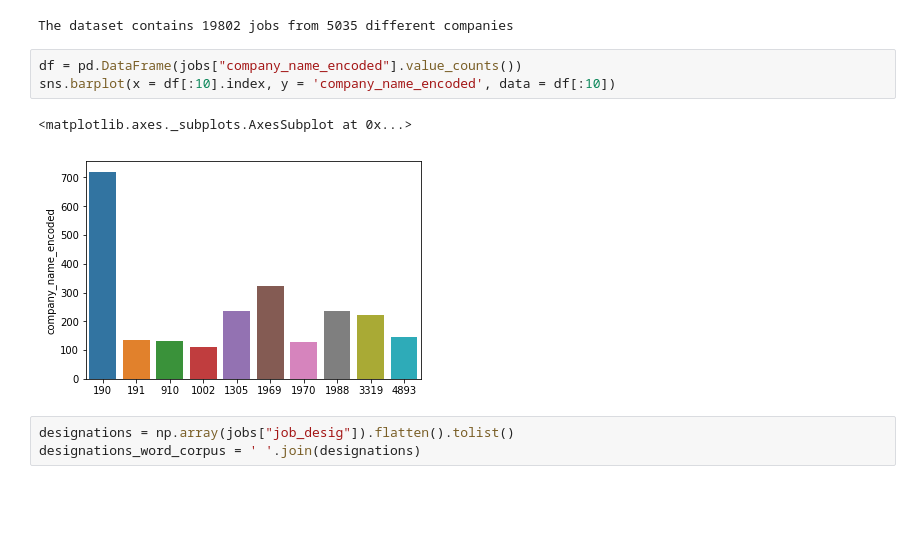
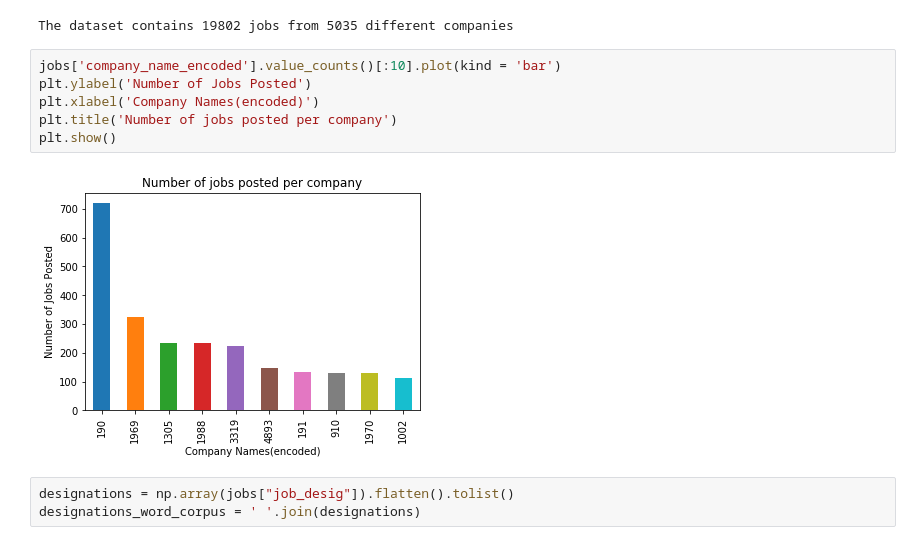
Before and after one commit to jain-aayush/Data-Analysis, a Jupyter notebook: Data Science Jobs Analysis.ipynb, the cells around one changed output. Drawn from its saved outputs; the diff is of its cells as text; blank space fills up the shorter version.

```diff
--- a/Data Science Jobs Analysis.ipynb
+++ b/Data Science Jobs Analysis.ipynb
@@ -85,12 +85,14 @@ number_of_companies = len(jobs["company_name_encoded"].unique())
 print("The dataset contains %d jobs from %d different companies" %(number_of_jobs,number_of_companies))
 # %% [output]
 The dataset contains 19802 jobs from 5035 different companies
-# %%
-df = pd.DataFrame(jobs["company_name_encoded"].value_counts())
-sns.barplot(x = df[:10].index, y = 'company_name_encoded', data = df[:10])
-# %% [output]
-<matplotlib.axes._subplots.AxesSubplot at 0x...>
-[figure, removed]
+# %%
+jobs['company_name_encoded'].value_counts()[:10].plot(kind = 'bar')
+plt.ylabel('Number of Jobs Posted')
+plt.xlabel('Company Names(encoded)')
+plt.title('Number of jobs posted per company')
+plt.show()
+# %% [output]
+[figure, added]
 # %%
 designations = np.array(jobs["job_desig"]).flatten().tolist()
 designations_word_corpus = ' '.join(designations)
```
Also changed, not shown: parts of 11 cells of this notebook.
